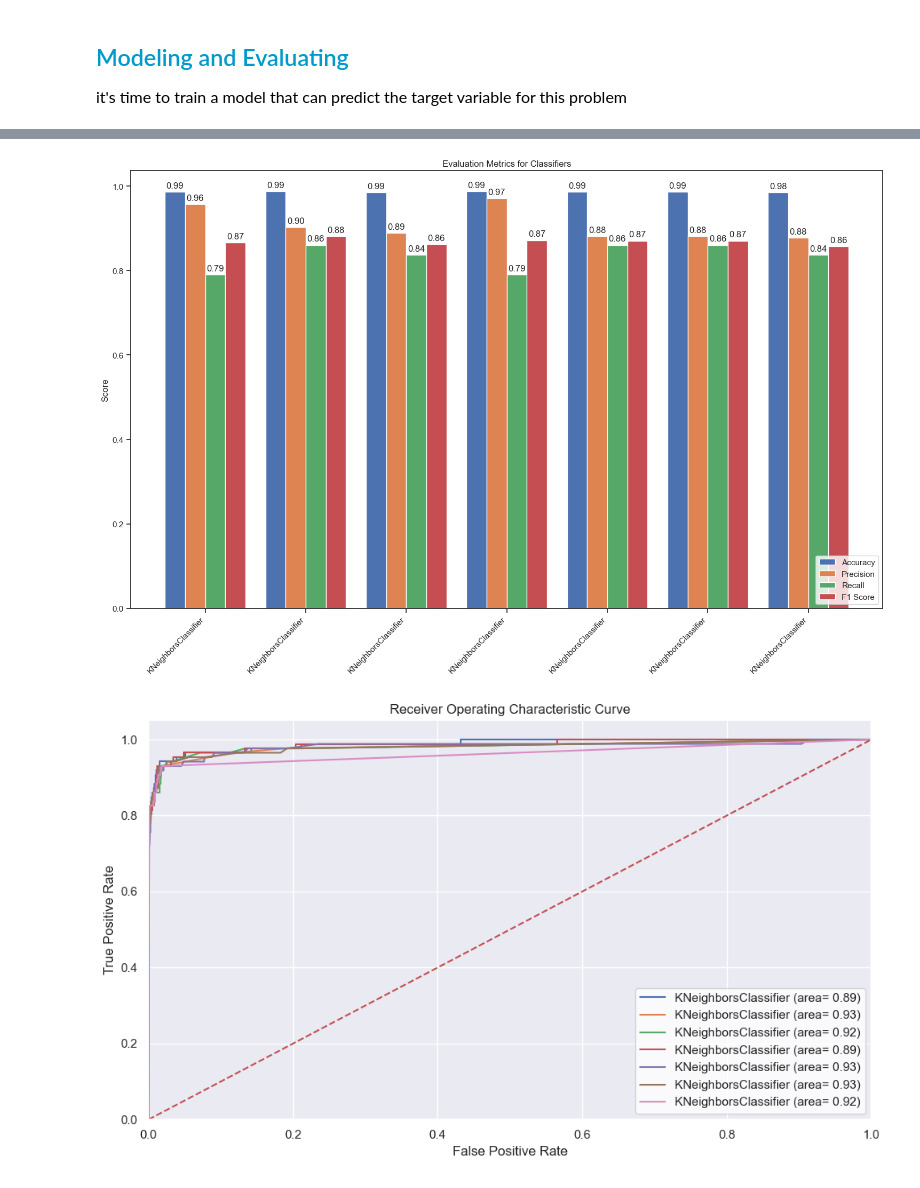
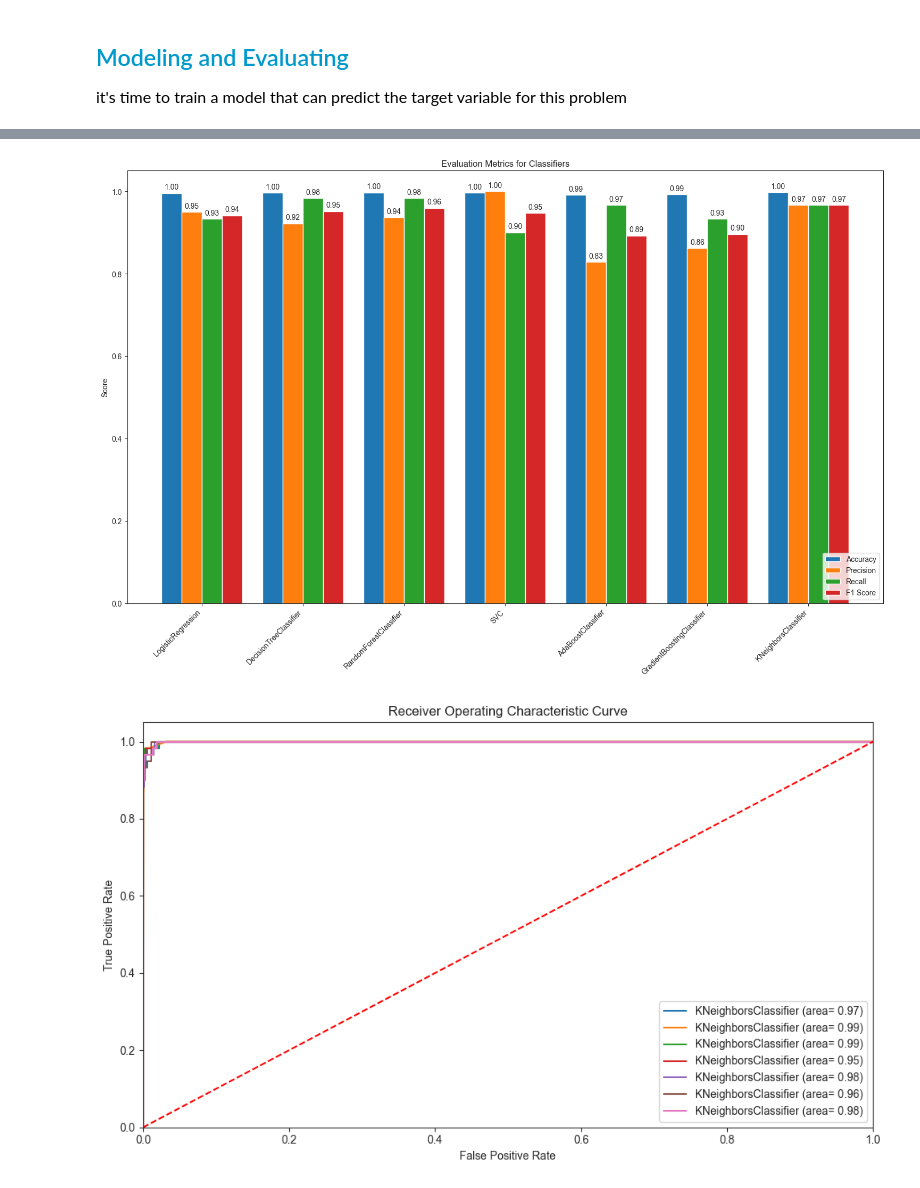
Before and after one commit to P-Darabi/Detect_Fake_Transactions, a Jupyter notebook: k_fraud_detection.ipynb, the cells around one changed output, grey strips where cells are left out. Cells and saved outputs as stored; diff of their text form; code cells hidden in the pictures.

```diff
--- a/k_fraud_detection.ipynb
+++ b/k_fraud_detection.ipynb
@@ -143,8 +139,8 @@ f1_scores = []
 
 # Loop through each classifier and fit it to the training data
 for classifier in classifiers:
-    classifier.fit(t, y_train)
-    y_pred = classifier.predict(v)
+    classifier.fit(pca_train, y_train)
+    y_pred = classifier.predict(pca_test)
 
     # Get the name of the classifier
     classifier_name = type(classifier).__name__
@@ -168,44 +164,44 @@ width = 0.2
 sns.set_style('ticks')
 fig, ax = plt.subplots(figsize=(15, 10))
 rects1 = ax.bar(x - 1.5*width, accuracies, width, label='Accuracy')
 rects2 = ax.bar(x - 0.5*width, precisions, width, label='Precision')
 rects3 = ax.bar(x + 0.5*width, recalls, width, label='Recall')
 rects4 = ax.bar(x + 1.5*width, f1_scores, width, label='F1 Score')
 
 # Add some text for labels, title and legend
 ax.set_ylabel('Score')
 ax.set_title('Evaluation Metrics for Classifiers')
 ax.set_xticks(x)
 ax.set_xticklabels(classifier_names, rotation=45, ha="right")
 ax.legend(loc='lower right')
 
 # Add the metric score values above each bar
 def autolabel(rects):
     for rect in rects:
         height = rect.get_height()
         ax.annotate(f'{height:.2f}', xy=(rect.get_x() + rect.get_width() / 2, height), xytext=(0, 3), textcoords="offset points", ha='center', va='bottom')
 
 autolabel(rects1)
 autolabel(rects2)
 autolabel(rects3)
 autolabel(rects4)
 
 plt.tight_layout()
 
 # Display the plot
 plt.show()
 # %% [output]
-[figure, old version]
+[figure, new version]
 # %%
 # Receiver Operating Characteristic Curve'
 fig, ax = plt.subplots(figsize=(10, 6))
 
 for classifier in classifiers:
-    classifier.fit(t, y_train)
-    y_pred = classifier.predict(v)
+    classifier.fit(pca_train, y_train)
+    y_pred = classifier.predict(pca_test)
 
-    roc_auc = roc_auc_score(y_test, classifier.predict(v))
-    fpr, tpr, thresholds = roc_curve(y_test, classifier.predict_proba(v)[:,1])
+    roc_auc = roc_auc_score(y_test, classifier.predict(pca_test))
+    fpr, tpr, thresholds = roc_curve(y_test, classifier.predict_proba(pca_test)[:,1])
 
     sns.set_style('ticks')
     ax.plot(fpr, tpr, label=f'{classifier_name} (area= {roc_auc:.2f})')
@@ -221,4 +217,4 @@ ax.legend(loc='lower right')
 plt.tight_layout()
 plt.show()
 # %% [output]
-[figure, old version]
+[figure, new version]
```
Also changed, not shown: parts of 1 cell of this notebook.
